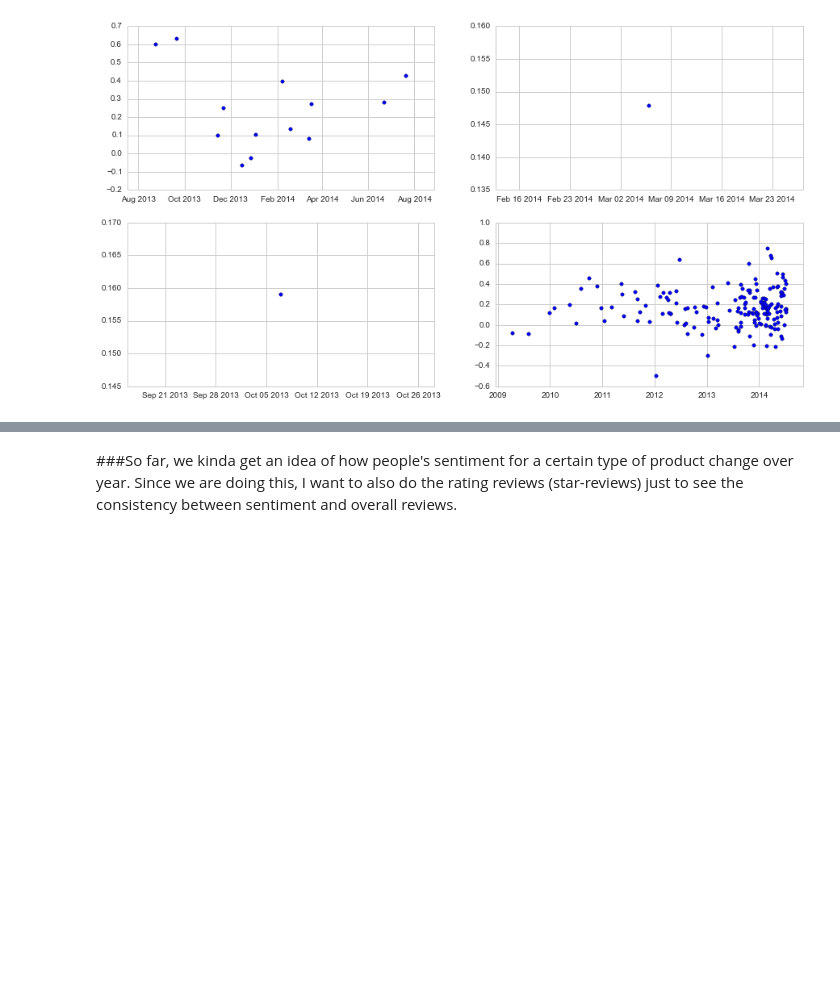
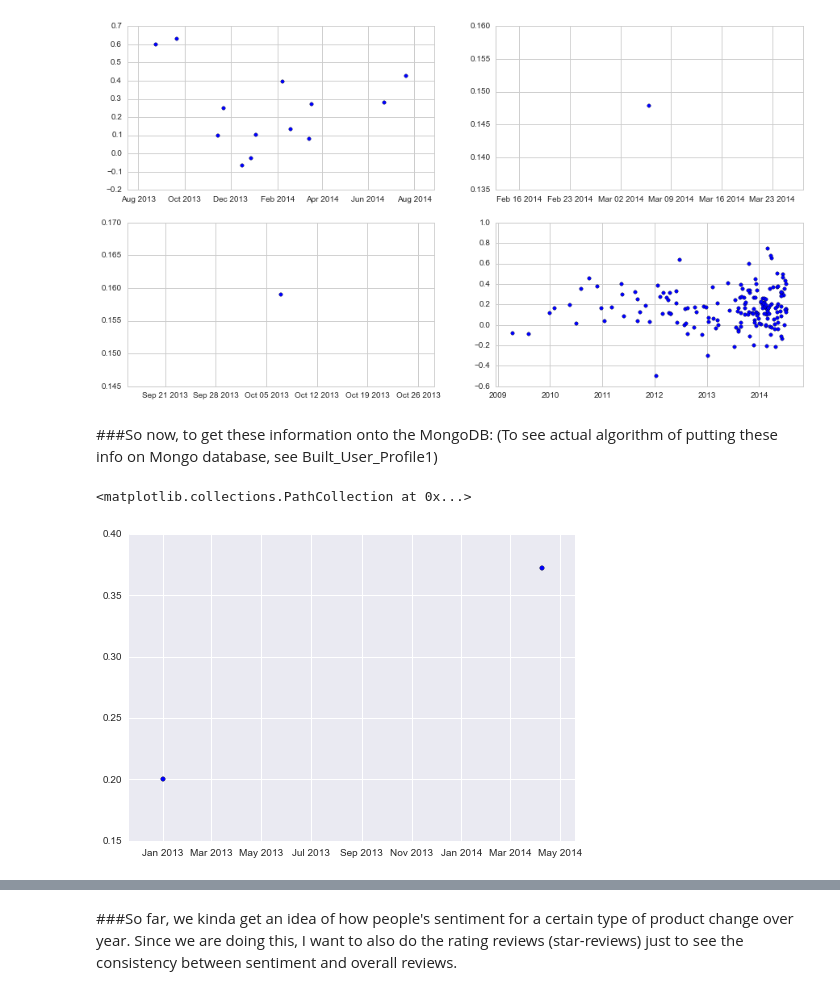
Before and after one commit to chao1981/Beauty-Product-Recommendation-Engine, a Jupyter notebook: Kojak_Fletcher.ipynb, the cells around one changed output, grey strips where cells are left out. Drawn from its saved outputs; the diff is of its cells as text; code cells hidden in the pictures; blank space fills up the shorter version.

Commit message:
checking sentiment function

```diff
--- a/Kojak_Fletcher.ipynb
+++ b/Kojak_Fletcher.ipynb
@@ -343,6 +343,7 @@ His idea is to graph a product sentiment value over time. This could be great in
 def get_reviews_info(i):
     beauty_item_info = {id_list.keys()[i] : id_list.values()[i],
                         "Reviews":[]}
+    rbf = MongoClient().dsbc.rbf
     match_list = rbf.find({"asin":{"$in": [id_list.keys()[i]]}})
 
     for i in match_list:
@@ -381,3 +382,26 @@ def reviews_sentiments_comparison_plot(i,k=1):
 reviews_sentiments_comparison_plot(40)
 # %% [output]
 [figure]
+# %% [markdown]
+###So now, to get these information onto the MongoDB:
+(To see actual algorithm of putting these info on Mongo database, see Built_User_Profile1)
+# %%
+#THis function find product's sentiment over the year through product id
+def get_item_sentiment(item_asin):
+    beauty_item_info = {"item_id":item_asin,"Reviews":[]}
+    rbf = MongoClient().dsbc.rbf
+    match_list = rbf.find({"asin": item_asin})
+
+    for i in match_list:
+        review_time = parser.parse(i['reviewTime'])
+        review_sentiment = tb(i['reviewText']).sentiment.polarity
+
+        beauty_item_info["Reviews"].append([review_time,review_sentiment])
+
+    X = [beauty_item_info['Reviews'][j][0] for j in range(len(beauty_item_info['Reviews']))]
+    y = [beauty_item_info['Reviews'][j][1] for j in range(len(beauty_item_info['Reviews']))]
+    return [X,y]
+plt.scatter(get_item_sentiment('B004I9J816')[0],get_item_sentiment('B004I9J816')[1])
+# %% [output]
+<matplotlib.collections.PathCollection at 0x...>
+[figure, added]
```
Also changed, not shown: parts of 9 cells of this notebook.
